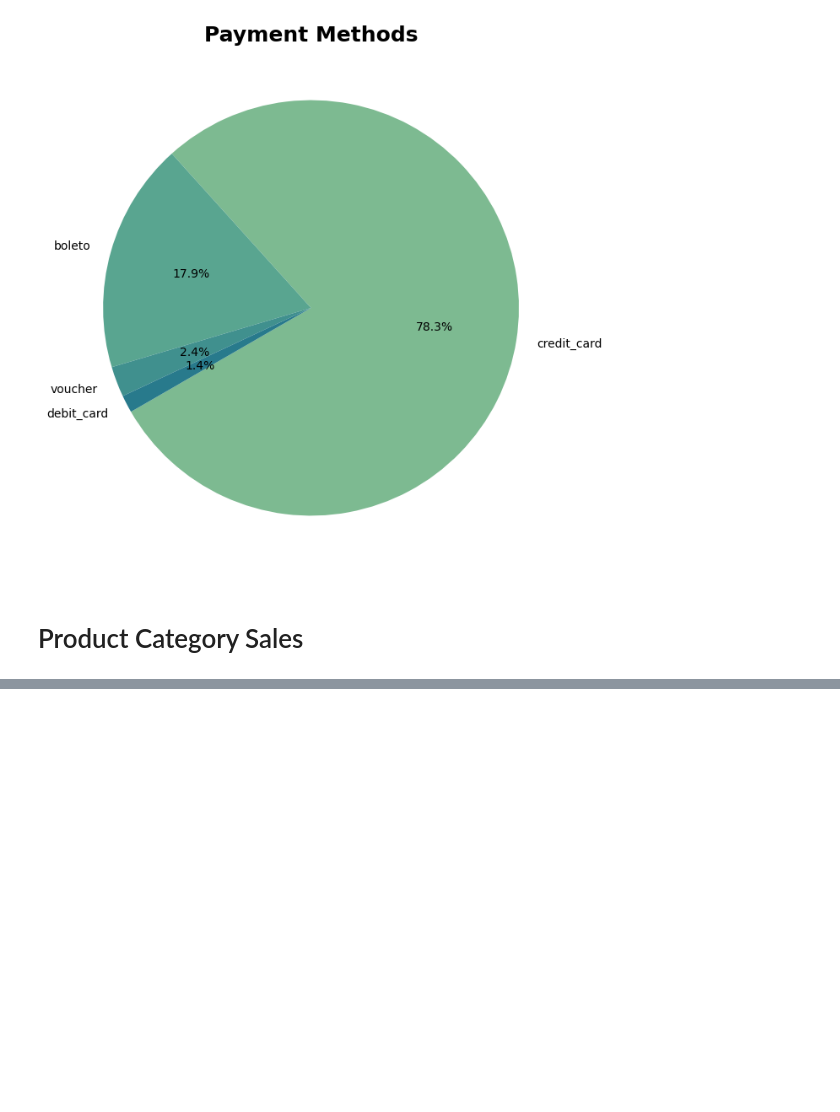
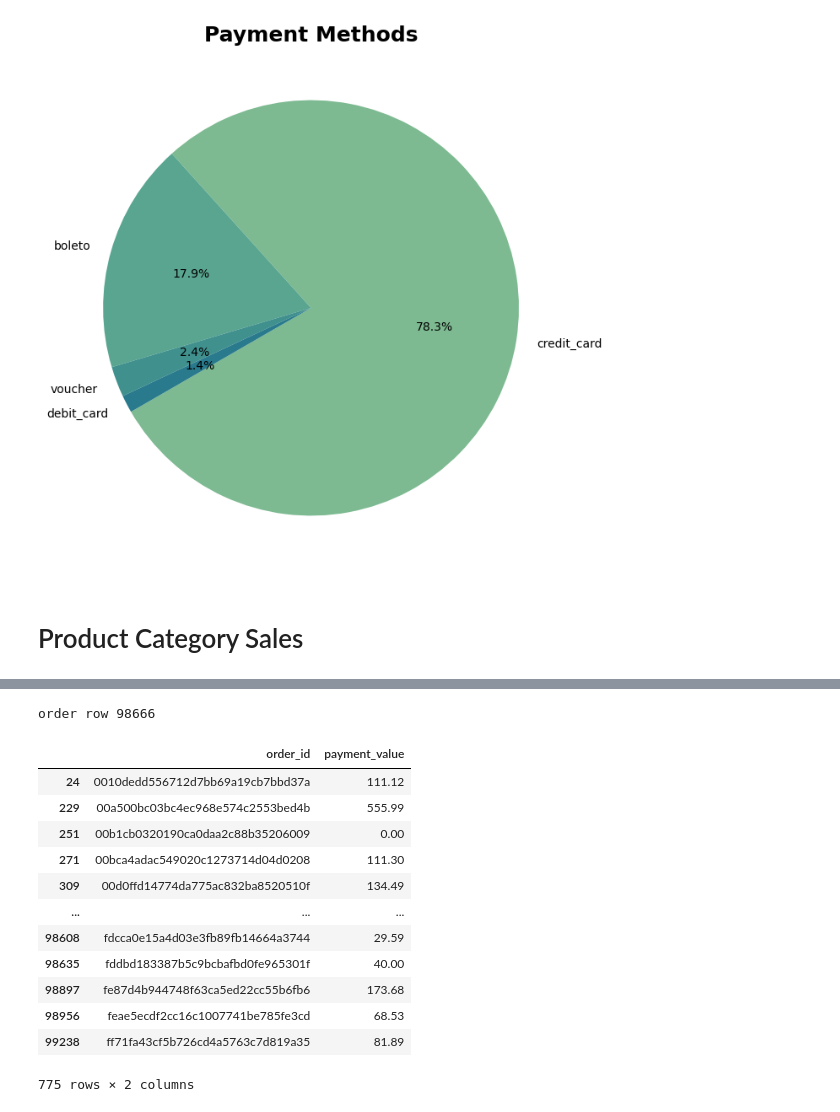
Before and after one commit to pallaviwale/Circular_Economy_Coders_037, a Jupyter notebook: data_dashboard.ipynb, the cells around one changed output, grey strips where cells are left out. Drawn from its saved outputs; the diff is of its cells as text; code cells hidden in the pictures; blank space fills up the shorter version.

```diff
--- a/data_dashboard.ipynb
+++ b/data_dashboard.ipynb
@@ -221,0 +211,28 @@ plt.show()
+# %%
+payment_method_data = pd.read_csv("Ecommerce\\olist_order_payments_dataset.csv")
+order_items_dataset = pd.read_csv('Ecommerce\\olist_order_items_dataset.csv')
+
+order_data = order_items_dataset.groupby('order_id')[['price','freight_value']].sum().reset_index()
+payment_data = payment_method_data.groupby('order_id')['payment_value'].sum().reset_index()
+
+order_count = order_data['order_id'].count()
+print('order row ' + str(order_count))
+payment_count = payment_data['order_id'].count()
+#print('payment row ' + str(payment_count))
+
+payment_data[~payment_data['order_id'].isin(order_data['order_id'])]
+# %% [output]
+order row 98666
+|  | order_id | payment_value |
+| 24 | 0010dedd556712d7bb69a19cb7bbd37a | 111.12 |
+| 229 | 00a500bc03bc4ec968e574c2553bed4b | 555.99 |
+| 251 | 00b1cb0320190ca0daa2c88b35206009 | 0.00 |
+| 271 | 00bca4adac549020c1273714d04d0208 | 111.30 |
+| 309 | 00d0ffd14774da775ac832ba8520510f | 134.49 |
+| ... | ... | ... |
+| 98608 | fdcca0e15a4d03e3fb89fb14664a3744 | 29.59 |
+| 98635 | fddbd183387b5c9bcbafbd0fe965301f | 40.00 |
+| 98897 | fe87d4b944748f63ca5ed22cc55b6fb6 | 173.68 |
+| 98956 | feae5ecdf2cc16c1007741be785fe3cd | 68.53 |
+| 99238 | ff71fa43cf5b726cd4a5763c7d819a35 | 81.89 |
+775 rows × 2 columns
```
Also changed, not shown: parts of 3 cells of this notebook, 6 other files.
